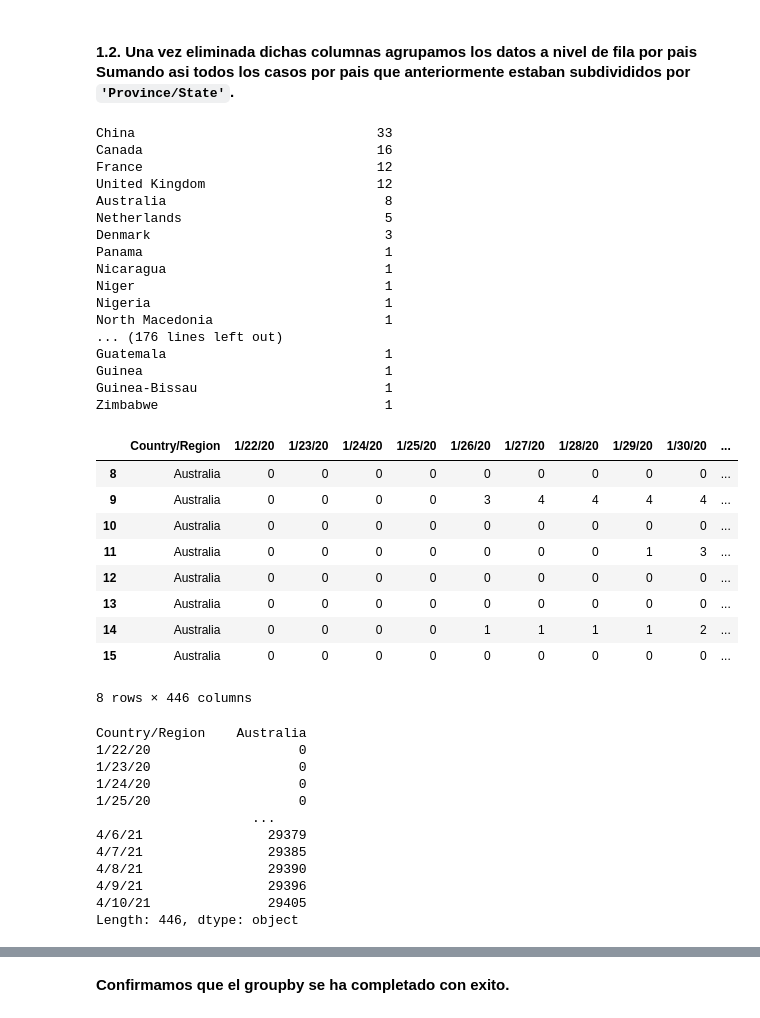
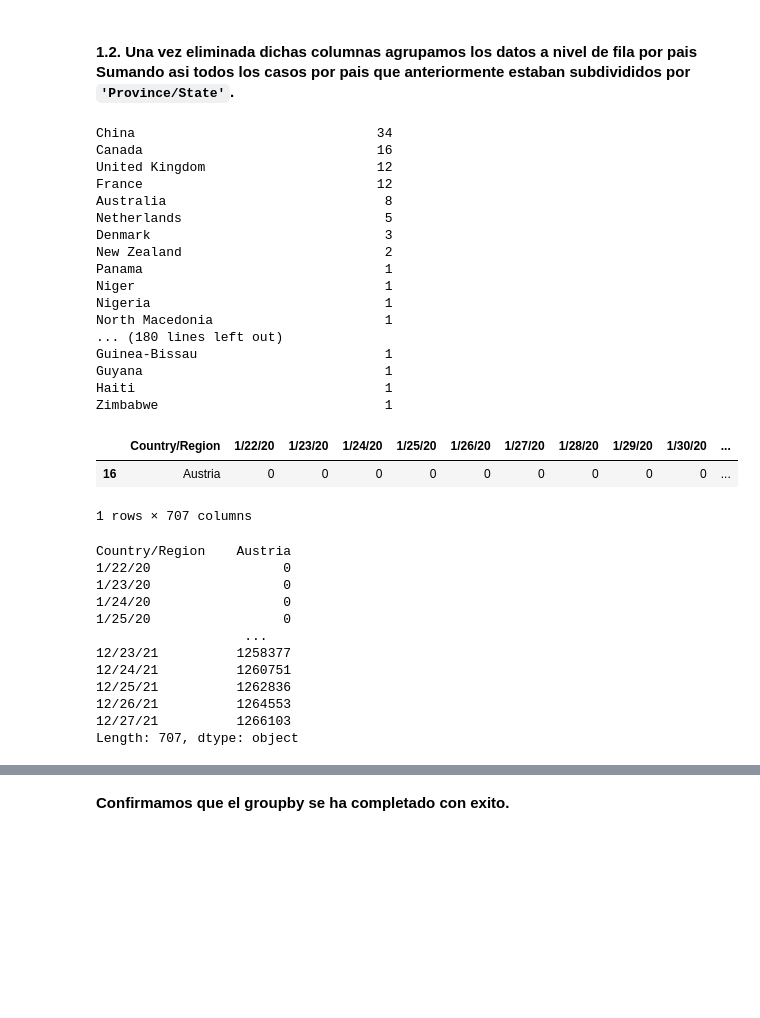
Before and after one commit to ParraCode/Core_Mid_Project-, a Jupyter notebook: data/data_cleaning.ipynb, the cells around one changed output, grey strips where cells are left out. Drawn from its saved outputs; the diff is of its cells as text; code cells hidden in the pictures; blank space fills up the shorter version.

Commit message:
Feat: conexion a .csv Core via URL. Quitando exceso de prints del NoteBook

```diff
--- a/data/data_cleaning.ipynb
+++ b/data/data_cleaning.ipynb
@@ -9,7 +11,11 @@ import datetime
+# %%
+url_confirmed_global = "https://data.humdata.org/hxlproxy/api/data-preview.csv?url=https%3A%2F%2Fraw.githubusercontent.com%2FCSSEGISandData%2FCOVID-19%2Fmaster%2Fcsse_covid_19_data%2Fcsse_covid_19_time_series%2Ftime_series_covid19_confirmed_global.csv&filename=time_series_covid19_confirmed_global.csv"
+url_deaths_global = "https://data.humdata.org/hxlproxy/api/data-preview.csv?url=https%3A%2F%2Fraw.githubusercontent.com%2FCSSEGISandData%2FCOVID-19%2Fmaster%2Fcsse_covid_19_data%2Fcsse_covid_19_time_series%2Ftime_series_covid19_deaths_global.csv&filename=time_series_covid19_deaths_global.csv"
+url_recovered_global = "https://data.humdata.org/hxlproxy/api/data-preview.csv?url=https%3A%2F%2Fraw.githubusercontent.com%2FCSSEGISandData%2FCOVID-19%2Fmaster%2Fcsse_covid_19_data%2Fcsse_covid_19_time_series%2Ftime_series_covid19_recovered_global.csv&filename=time_series_covid19_recovered_global.csv"
 # %% [markdown]
 ### 1. Limpieza DataSet `confirmed_global.csv`
 # %%
-df1 = pd.read_csv("data_core/confirmed_global.csv")
+df1 = pd.read_csv(url_confirmed_global)
 # %% [markdown]
 #### 1.1. El analisis se va a hacer por pais, no por provincia de modo que elimino la columna `Province/State`. Las columnas de `Lat` y `Long` se van a eliminar ahora para luego mergearlas con el dataframe final, ya que las coordenadas se cerian alteradas en el `groupby`.
 # %%
@@ -22,53 +28,46 @@ df1 = df1.drop(['Long'], axis=1)
 # Comprobamos que efectivamente, hay nombres de paises que aparecen varias veces
 print(df1["Country/Region"].value_counts().to_string())
 # %% [output]
-China                               33
+China                               34
 Canada                              16
+United Kingdom                      12
 France                              12
-United Kingdom                      12
 Australia                            8
 Netherlands                          5
 Denmark                              3
+New Zealand                          2
 Panama                               1
-Nicaragua                            1
 Niger                                1
 Nigeria                              1
 North Macedonia                      1
-... (176 lines left out)
-Guatemala                            1
-Guinea                               1
+... (180 lines left out)
 Guinea-Bissau                        1
+Guyana                               1
+Haiti                                1
 Zimbabwe                             1
 # %%
-df1.loc[df1["Country/Region"] == "Australia"]
+df1.loc[df1["Country/Region"] == "Austria"]
 # %% [output]
 |  | Country/Region | 1/22/20 | 1/23/20 | 1/24/20 | 1/25/20 | 1/26/20 | 1/27/20 | 1/28/20 | 1/29/20 | 1/30/20 | ... |
-| 8 | Australia | 0 | 0 | 0 | 0 | 0 | 0 | 0 | 0 | 0 | ... |
-| 9 | Australia | 0 | 0 | 0 | 0 | 3 | 4 | 4 | 4 | 4 | ... |
-| 10 | Australia | 0 | 0 | 0 | 0 | 0 | 0 | 0 | 0 | 0 | ... |
-| 11 | Australia | 0 | 0 | 0 | 0 | 0 | 0 | 0 | 1 | 3 | ... |
-| 12 | Australia | 0 | 0 | 0 | 0 | 0 | 0 | 0 | 0 | 0 | ... |
-| 13 | Australia | 0 | 0 | 0 | 0 | 0 | 0 | 0 | 0 | 0 | ... |
-| 14 | Australia | 0 | 0 | 0 | 0 | 1 | 1 | 1 | 1 | 2 | ... |
-| 15 | Australia | 0 | 0 | 0 | 0 | 0 | 0 | 0 | 0 | 0 | ... |
+| 16 | Austria | 0 | 0 | 0 | 0 | 0 | 0 | 0 | 0 | 0 | ... |
-8 rows × 446 columns
+1 rows × 707 columns
 # %%
 # Vemos que tras el groupby los casos de agrupado correctamente, ya que la suma de la columna de casos de un dia especifico
 # es igual a la fila de ese mismo dia para df1 tras esta operacion
 df1 = df1.groupby(['Country/Region']).sum().reset_index()
-print(df1.loc[df1["Country/Region"] == "Australia"].sum())
+print(df1.loc[df1["Country/Region"] == "Austria"].sum())
 # %% [output]
-Country/Region    Australia
-1/22/20                   0
-1/23/20                   0
-1/24/20                   0
-1/25/20                   0
-                    ...
-4/6/21                29379
-4/7/21                29385
-4/8/21                29390
-4/9/21                29396
-4/10/21               29405
-Length: 446, dtype: object
+Country/Region    Austria
+1/22/20                 0
+1/23/20                 0
+1/24/20                 0
+1/25/20                 0
+                   ...
+12/23/21          1258377
+12/24/21          1260751
+12/25/21          1262836
+12/26/21          1264553
+12/27/21          1266103
+Length: 707, dtype: object
 # %%
 # Vemos que solo existe un valor por pais.
```
Also changed, not shown: parts of 24 cells of this notebook.
